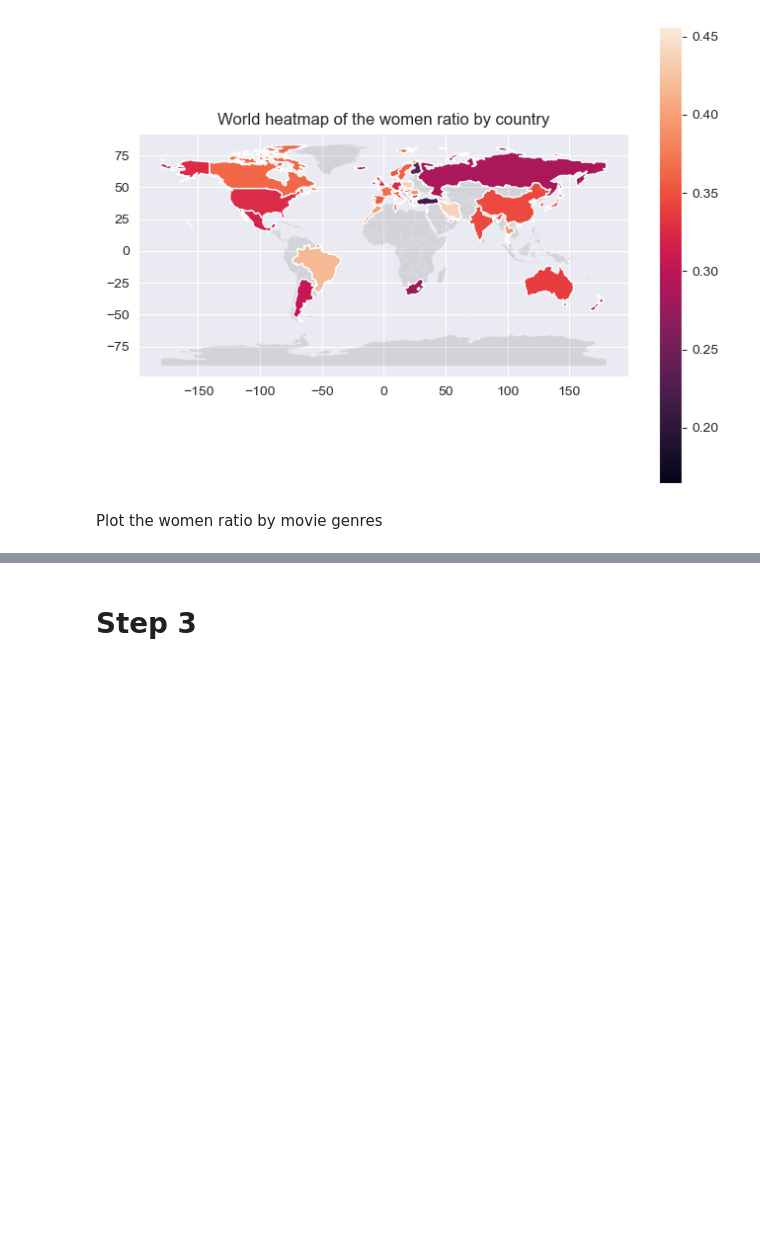
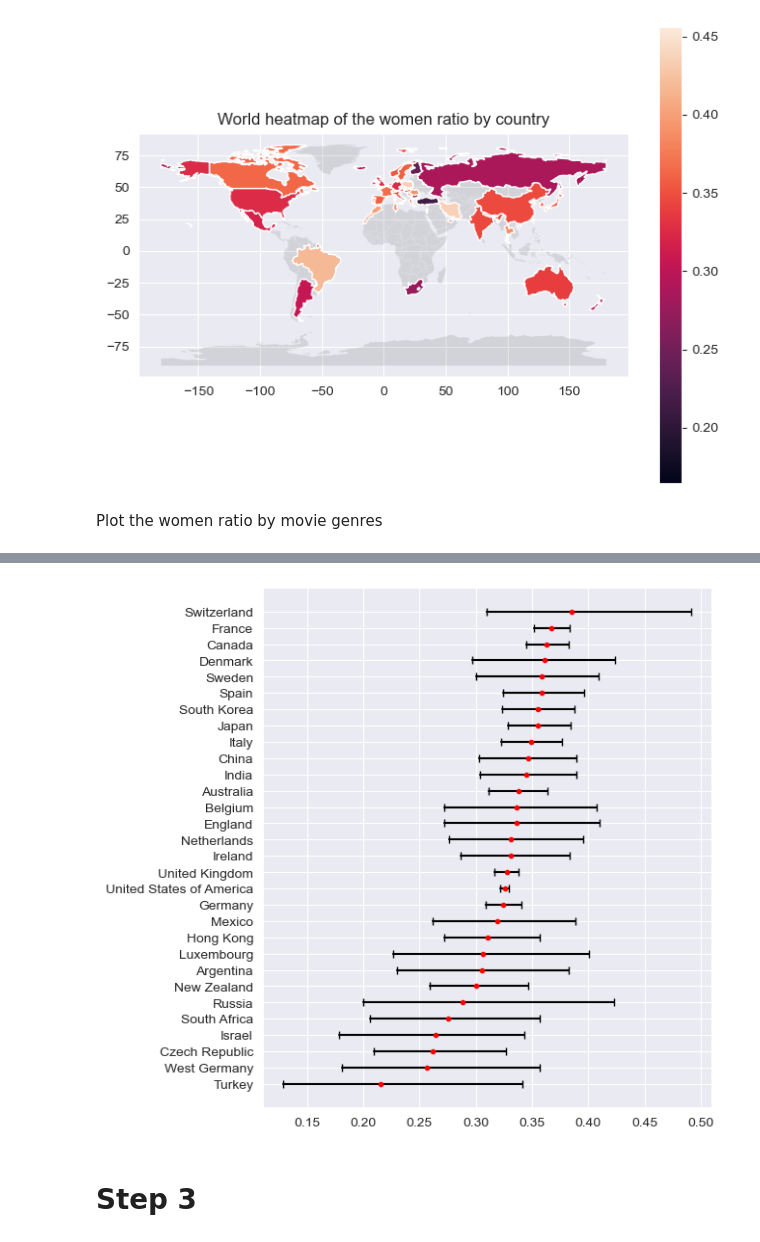
Before and after one commit to epfl-ada/ada-2022-project-teamrefuge2000, a Jupyter notebook: src/milestone_3.ipynb, the cells around one changed output, grey strips where cells are left out. Drawn from its saved outputs; the diff is of its cells as text; code cells hidden in the pictures; blank space fills up the shorter version.

```diff
--- a/src/milestone_3.ipynb
+++ b/src/milestone_3.ipynb
@@ -152,22 +154,35 @@ movie_gender_office_revenue.plot(x='women_ratio', y='office_revenue', title="Mea
 [figure]
 # %% [markdown]
 Auxiliary function to make a subset from a column where values are dictionaries
+# %%
+def bootstrap_ci(data, ci=0.95):
+    if len(data) > 10 :
+        bootstrap_res = stats.bootstrap((data,), np.mean, confidence_level=ci)
+        return bootstrap_res.confidence_interval
+    else :
+        return np.nan
+# %%
+def deconstruct_dict(df, col_name):
+    df[col_name] = df[col_name] \
+        .apply(ast.literal_eval).apply(lambda x : list(x.values()))
+    df = df.apply(pd.Series.explode)\
+        .reset_index().drop(columns=['index'])
+    return df
 # %%
-def make_subset_gender_parity(col_name) :
-    subset = gender_parity[['women_ratio','wikipedia_movie_id', col_name]]
+def make_subset_gender_parity(col_name, gender_parity_df = gender_parity) :
+    subset = gender_parity_df[['women_ratio','wikipedia_movie_id', col_name]].copy()
 
     #change the dict to list of values and explode them to get one value per row
-    subset[col_name] = subset[col_name] \
-        .apply(ast.literal_eval).apply(lambda x : list(x.values()))
-    subset = subset.apply(pd.Series.explode)\
-        .reset_index().drop(columns=['index'])
+    subset = deconstruct_dict(subset, col_name)
 
     #group by the desired column and make the mean of the women ratios
-    subset = subset.groupby(col_name).agg({'women_ratio' : 'mean', 'wikipedia_movie_id' : 'count'})\
-        .rename(columns={'wikipedia_movie_id' : 'count'})\
-        .sort_values(by=['women_ratio']).reset_index()
+    subset = subset.groupby(col_name)\
+        .agg({'women_ratio' : ['mean', bootstrap_ci], 'wikipedia_movie_id' : 'count'})\
+        .sort_values(by=[('women_ratio', 'mean')])
 
-    return subset
+    subset.columns = ['_'.join(col) for col in subset.columns.values]
+
+    return subset.reset_index()
 # %% [markdown]
 Plot the movie_gender per country on a world heat map.
 # %%
@@ -245,3 +375,7 @@ See the caveats in the documentation: https://pandas.pydata.org/pandas-docs/stab
+# %%
+plot_ratio_by_categories(movie_gender_country, 'countries', min_count=15, y_size=7)
+# %% [output]
+[figure, added]
 # %% [markdown]
 # Step 3
 # %% [markdown]
```
Also changed, not shown: parts of 38 cells of this notebook, 2 other files.
